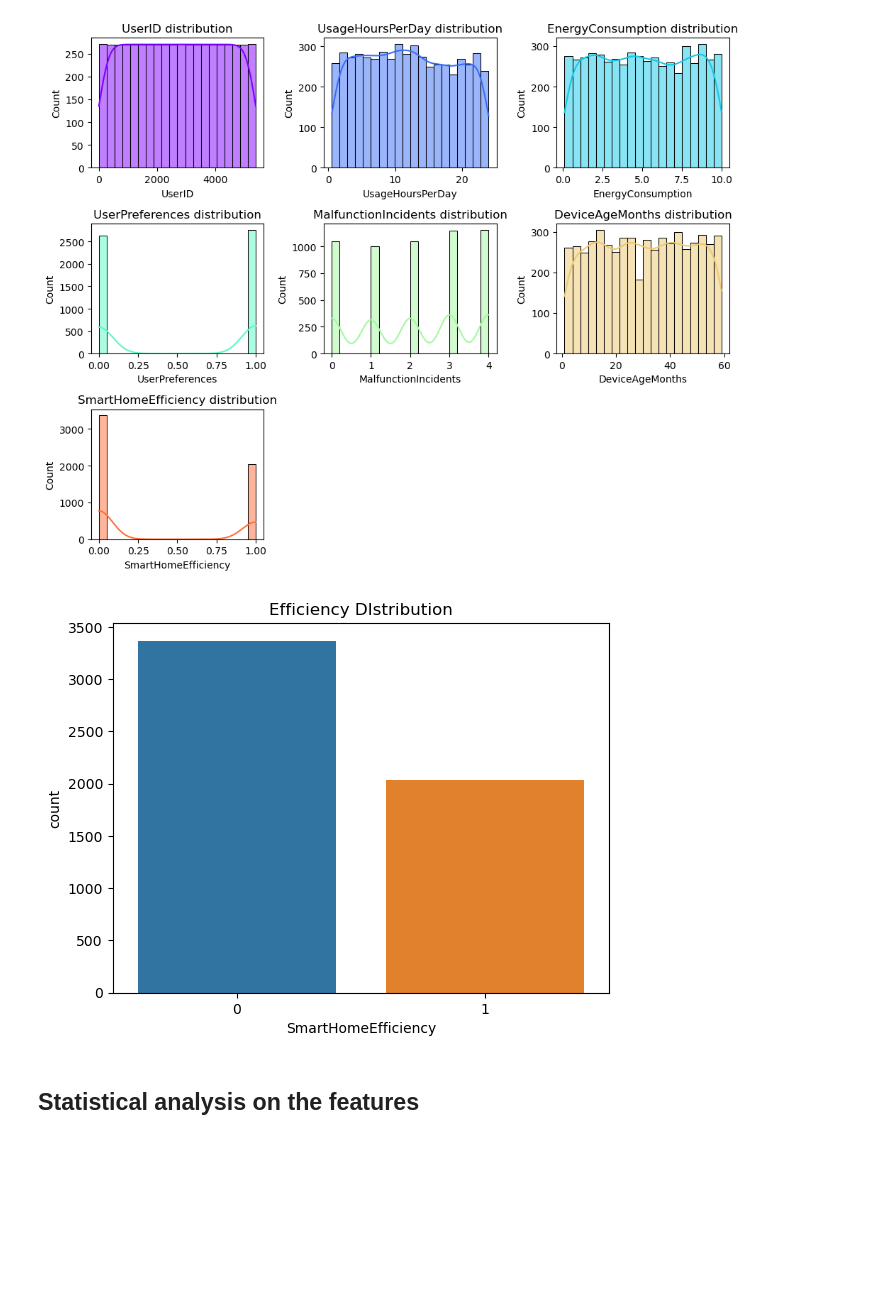
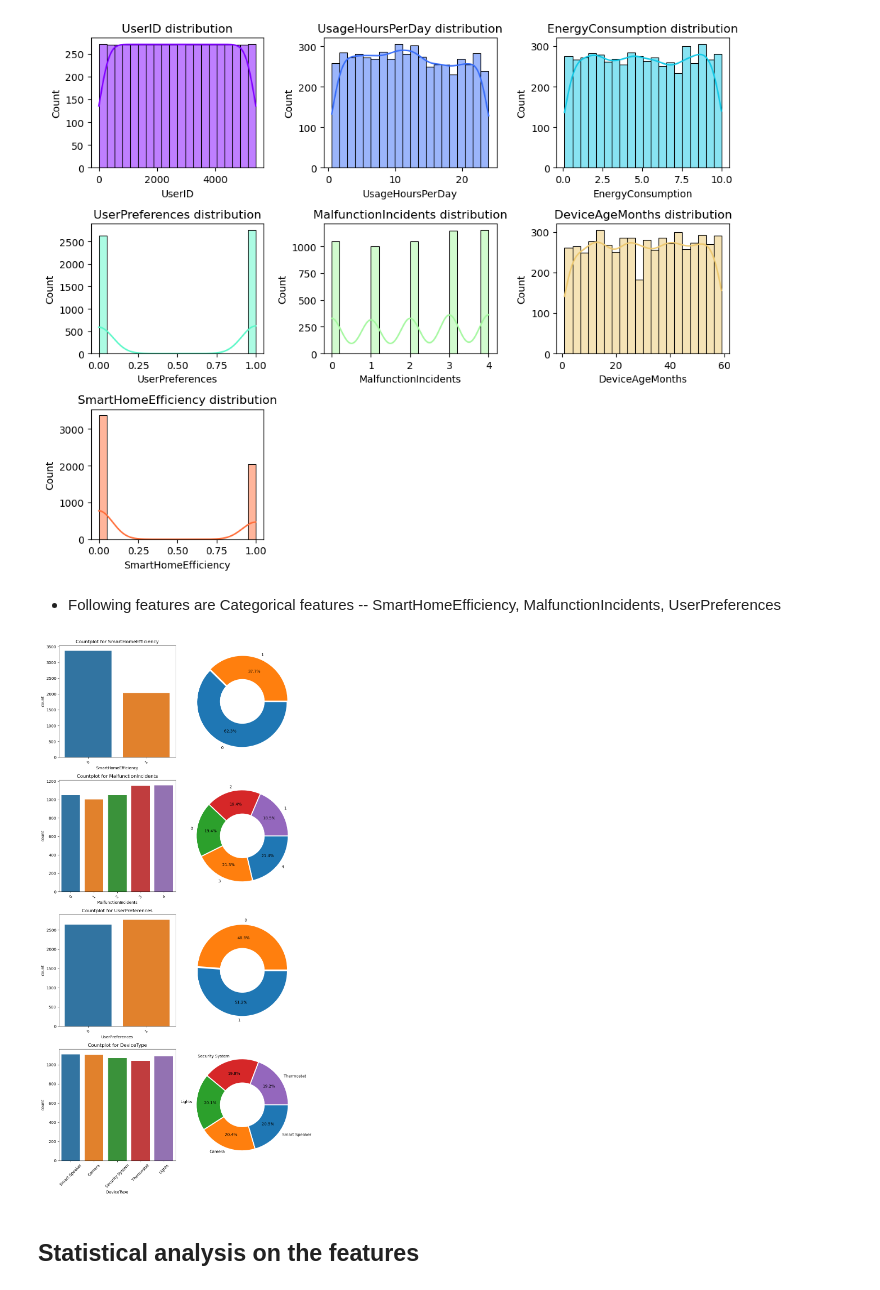
Before and after one commit to SayanGhosh1489/SmartHomeDevice, a Jupyter notebook: Trials.ipynb, the cells around one changed output. Cells and saved outputs as stored; diff of their text form; code cells hidden in the pictures; blank space fills up the shorter version.

```diff
--- a/Trials.ipynb
+++ b/Trials.ipynb
@@ -84,12 +58,32 @@ for i in range(len(num_col)):
 plt.show()
 # %% [output]
 [figure]
-# %%
-sns.countplot(x = data['SmartHomeEfficiency'])
-plt.title('Efficiency DIstribution')
-plt.show()
-# %% [output]
-[figure, removed]
+# %% [markdown]
+- Following features are Categorical features
+-- SmartHomeEfficiency, MalfunctionIncidents, UserPreferences
+# %%
+cat_col = ['SmartHomeEfficiency', 'MalfunctionIncidents', 'UserPreferences', 'DeviceType']
+plt.figure(figsize=(10,20), layout = 'tight')
+pos = 1
+for i in range(len(cat_col)):
+   plt.subplot(4,len(cat_col) //2, pos)
+   sns.countplot(data=data, x= cat_col[i])
+   plt.xticks(rotation = 45)
+   plt.title(f'Countplot for {cat_col[i]}')
+   pos += 1
+   plt.subplot(4,len(cat_col) //2, pos)
+   plt.pie(data[cat_col[i]].value_counts().values, labels= data[cat_col[i]].value_counts().index,
+        counterclock= False, autopct= '%.1f%%', explode=[0.02 for x in data[cat_col[i]].value_counts().index],
+        pctdistance= 0.7)
+   #draw circle
+   centre_circle = plt.Circle((0, 0), 0.5, fc='white')
+   fig = plt.gcf()
+   # Adding Circle in Pie chart
+   fig.gca().add_artist(centre_circle)
+   pos += 1
+plt.show()
+# %% [output]
+[figure, added]
 # %%
 #dropping userID
 data.drop('UserID', axis=1, inplace= True)
```
Also changed, not shown: parts of 3 cells of this notebook.
